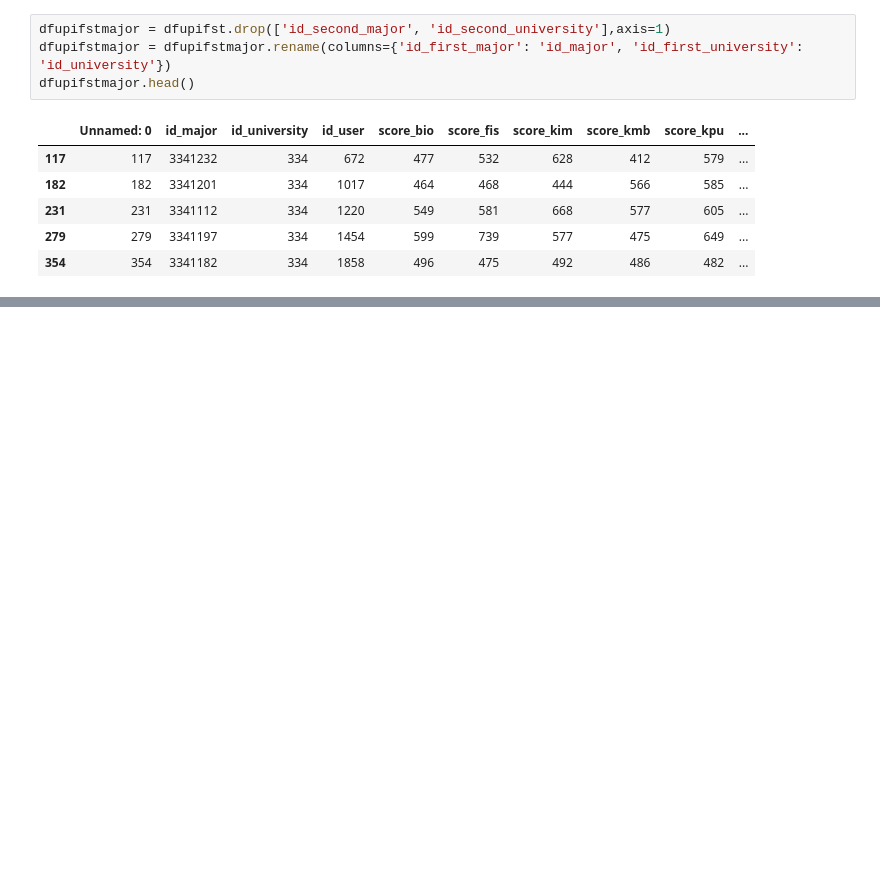
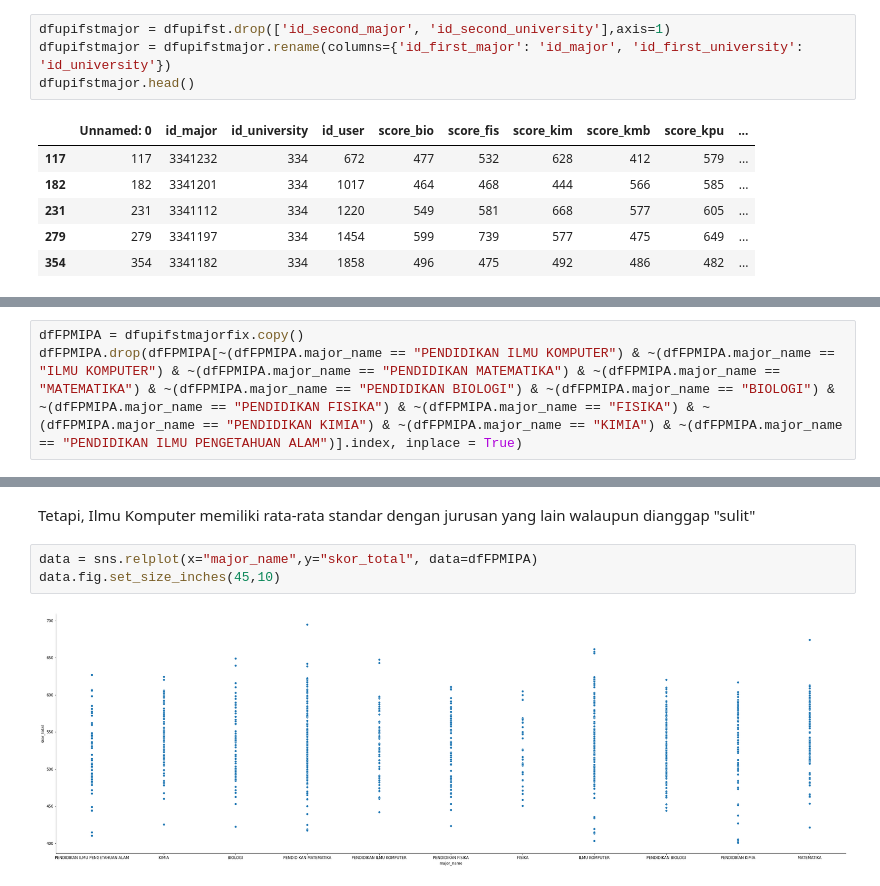
Before and after one commit to WataKoro/Data-Mining, a Jupyter notebook: DataMining_Kelompok 8.ipynb, the cells around one changed output, grey strips where cells are left out. Cells and saved outputs as stored; diff of their text form; blank space fills up the shorter version.

```diff
--- a/DataMining_Kelompok 8.ipynb
+++ b/DataMining_Kelompok 8.ipynb
@@ -399,0 +430,3 @@ dfupifstmajor.head()
+# %%
+dfFPMIPA = dfupifstmajorfix.copy()
+dfFPMIPA.drop(dfFPMIPA[~(dfFPMIPA.major_name == "PENDIDIKAN ILMU KOMPUTER") & ~(dfFPMIPA.major_name == "ILMU KOMPUTER") & ~(dfFPMIPA.major_name == "PENDIDIKAN MATEMATIKA") & ~(dfFPMIPA.major_name == "MATEMATIKA") & ~(dfFPMIPA.major_name == "PENDIDIKAN BIOLOGI") & ~(dfFPMIPA.major_name == "BIOLOGI") & ~(dfFPMIPA.major_name == "PENDIDIKAN FISIKA") & ~(dfFPMIPA.major_name == "FISIKA") & ~(dfFPMIPA.major_name == "PENDIDIKAN KIMIA") & ~(dfFPMIPA.major_name == "KIMIA") & ~(dfFPMIPA.major_name == "PENDIDIKAN ILMU PENGETAHUAN ALAM")].index, inplace = True)
@@ -399,0 +533,7 @@ dfupifstmajor.head()
+# %% [markdown]
+Tetapi, Ilmu Komputer memiliki rata-rata standar dengan jurusan yang lain walaupun dianggap "sulit"
+# %%
+data = sns.relplot(x="major_name",y="skor_total", data=dfFPMIPA)
+data.fig.set_size_inches(45,10)
+# %% [output]
+[figure, added]
```
Also changed, not shown: parts of 41 cells of this notebook.
